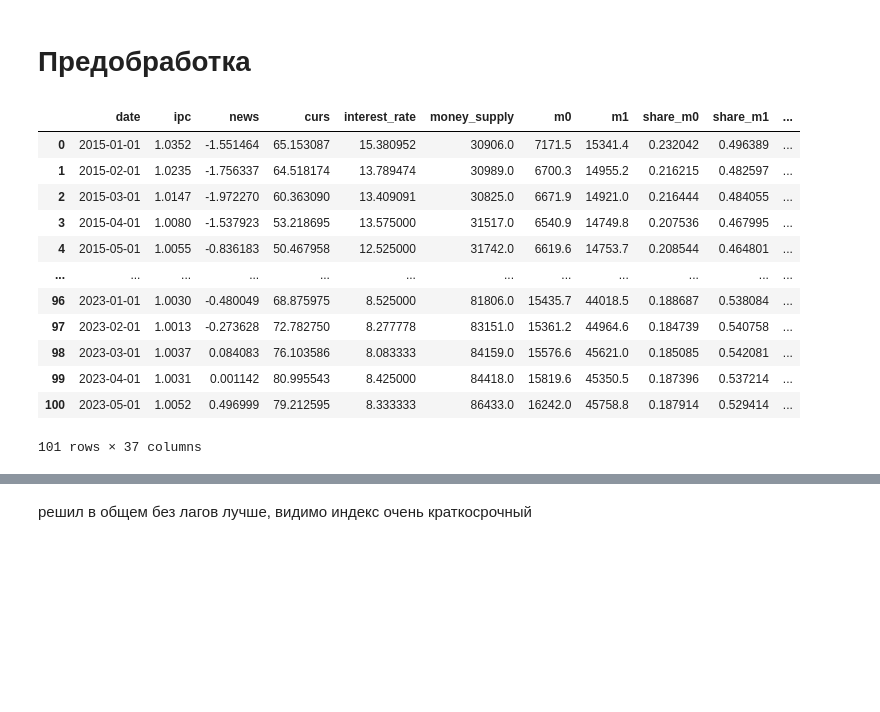
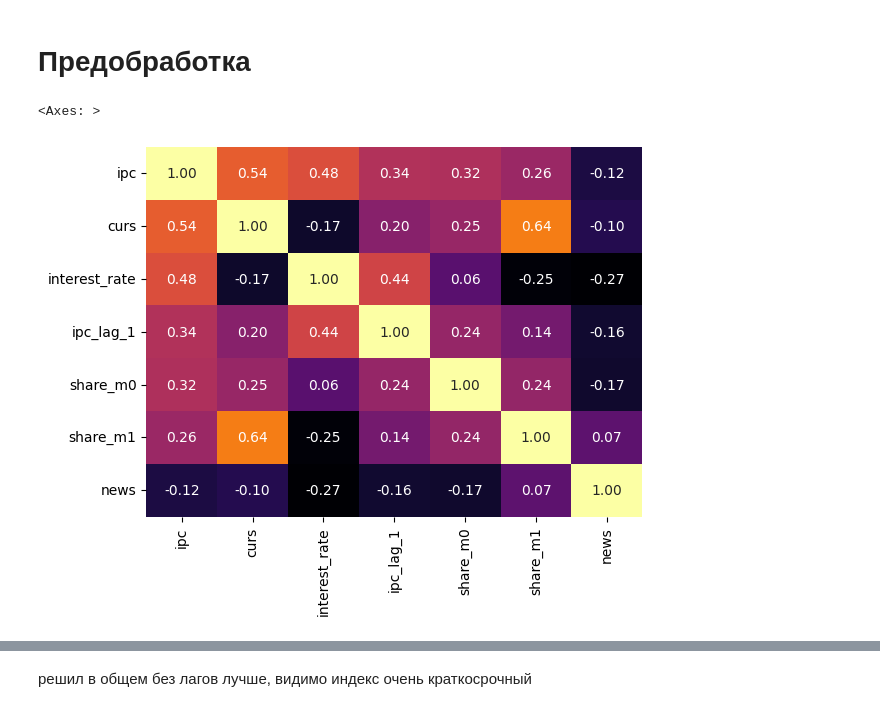
Before and after one commit to MishaAnikutin/regression-for-vavt, a Jupyter notebook: research/Индекс потребительских цен + Catboost.ipynb, the cells around one changed output, grey strips where cells are left out. Drawn from its saved outputs; the diff is of its cells as text; code cells hidden in the pictures; blank space fills up the shorter version.

```diff
--- a/research/Индекс потребительских цен + Catboost.ipynb
+++ b/research/Индекс потребительских цен + Catboost.ipynb
@@ -186,16 +186,0 @@ df['ipc_lag_2'] = df['ipc_lag_2'] ** 2
-# %%
-df
-# %% [output]
-|  | date | ipc | news | curs | interest_rate | money_supply | m0 | m1 | share_m0 | share_m1 | ... |
-| 0 | 2015-01-01 | 1.0352 | -1.551464 | 65.153087 | 15.380952 | 30906.0 | 7171.5 | 15341.4 | 0.232042 | 0.496389 | ... |
-| 1 | 2015-02-01 | 1.0235 | -1.756337 | 64.518174 | 13.789474 | 30989.0 | 6700.3 | 14955.2 | 0.216215 | 0.482597 | ... |
-| 2 | 2015-03-01 | 1.0147 | -1.972270 | 60.363090 | 13.409091 | 30825.0 | 6671.9 | 14921.0 | 0.216444 | 0.484055 | ... |
-| 3 | 2015-04-01 | 1.0080 | -1.537923 | 53.218695 | 13.575000 | 31517.0 | 6540.9 | 14749.8 | 0.207536 | 0.467995 | ... |
-| 4 | 2015-05-01 | 1.0055 | -0.836183 | 50.467958 | 12.525000 | 31742.0 | 6619.6 | 14753.7 | 0.208544 | 0.464801 | ... |
-| ... | ... | ... | ... | ... | ... | ... | ... | ... | ... | ... | ... |
-| 96 | 2023-01-01 | 1.0030 | -0.480049 | 68.875975 | 8.525000 | 81806.0 | 15435.7 | 44018.5 | 0.188687 | 0.538084 | ... |
-| 97 | 2023-02-01 | 1.0013 | -0.273628 | 72.782750 | 8.277778 | 83151.0 | 15361.2 | 44964.6 | 0.184739 | 0.540758 | ... |
-| 98 | 2023-03-01 | 1.0037 | 0.084083 | 76.103586 | 8.083333 | 84159.0 | 15576.6 | 45621.0 | 0.185085 | 0.542081 | ... |
-| 99 | 2023-04-01 | 1.0031 | 0.001142 | 80.995543 | 8.425000 | 84418.0 | 15819.6 | 45350.5 | 0.187396 | 0.537214 | ... |
-| 100 | 2023-05-01 | 1.0052 | 0.496999 | 79.212595 | 8.333333 | 86433.0 | 16242.0 | 45758.8 | 0.187914 | 0.529414 | ... |
-101 rows × 37 columns
@@ -202,2 +196,13 @@ df
+# %%
+sns.heatmap(
+    df[['ipc'] + exog_var].corr(),
+    fmt=".2f",
+    annot=True,
+    cmap='inferno',
+    cbar=False
+)
+# %% [output]
+<Axes: >
+[figure, added]
 # %%
 exog_var = [
```
Also changed, not shown: parts of 30 cells of this notebook.
